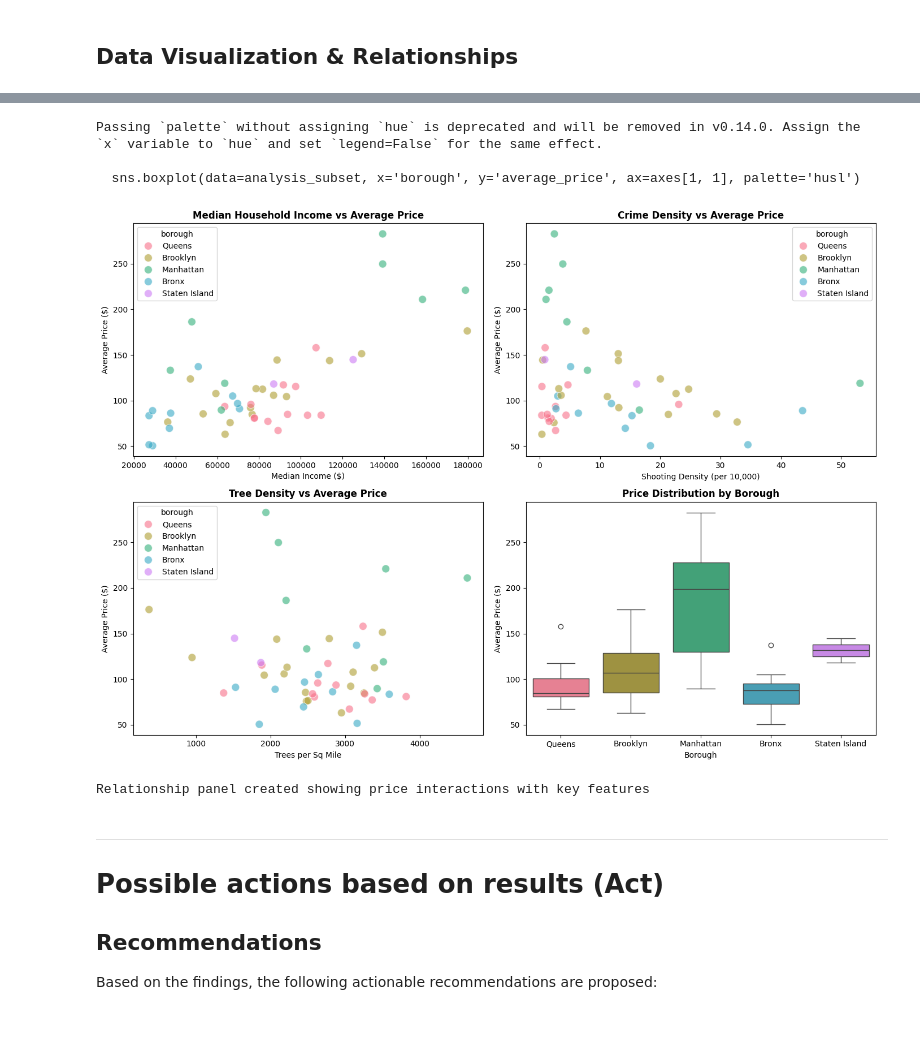
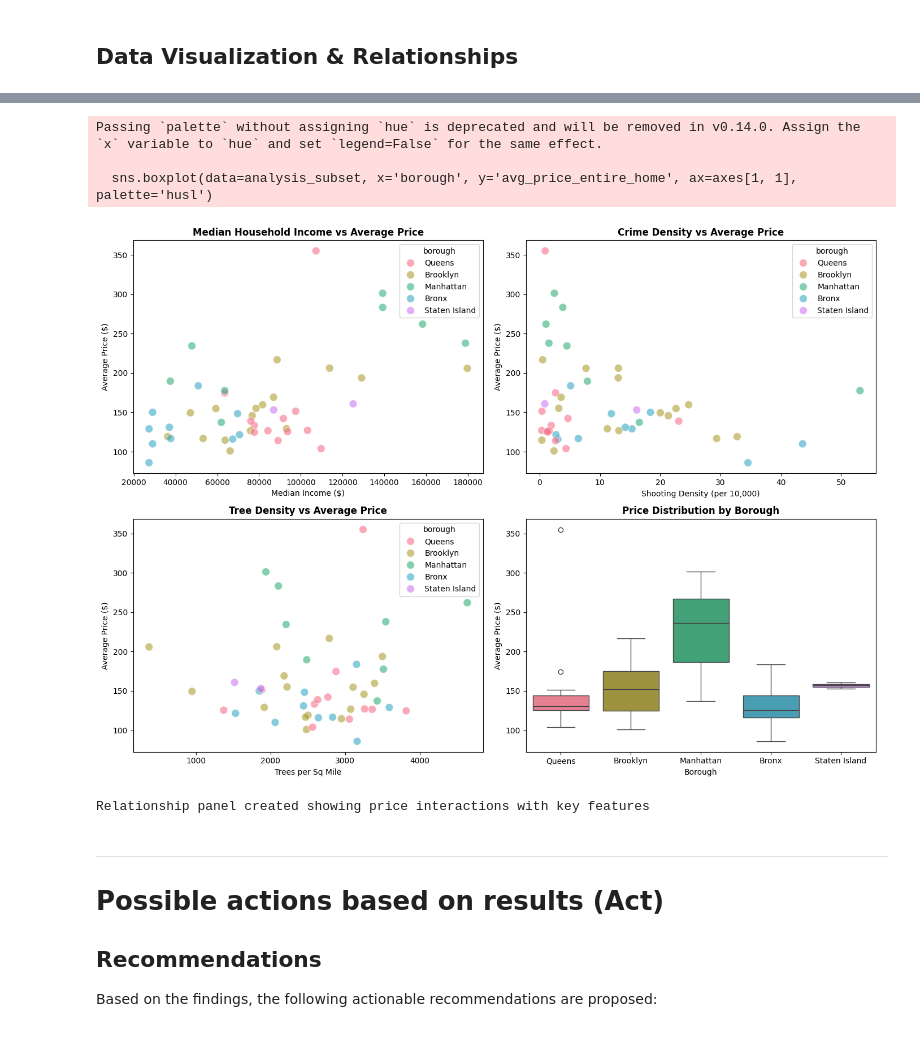
Before and after one commit to nigelyeap/airbnb_nyc, a Jupyter notebook: SC3021 cleaned_ys.ipynb, the cells around one changed output, grey strips where cells are left out. Drawn from its saved outputs; the diff is of its cells as text; code cells hidden in the pictures.

```diff
--- a/SC3021 cleaned_ys.ipynb
+++ b/SC3021 cleaned_ys.ipynb
@@ -1958,7 +1827,7 @@ Before deeper comparisons, we profile the merged neighbourhood-level analysis ta
 # %%
 analysis_cols = [
     'neighbourhood',
-    'average_price',
+    'avg_price_entire_home',
     'shootings_per_10000_2015_2019',
     'mean_arrests_per_1000_2015_2019',
     'trees_per_sq_mile',
@@ -2231,13 +2099,11 @@ Average prices:          borough        mean         std  count
 # %%
 # Relationship panel: Key features vs price (by borough)
-import seaborn as sns
-import matplotlib.pyplot as plt
 
 # Use borough_analysis which has the borough column
 analysis_subset = borough_analysis[[
     'neighbourhood',
     'borough',
-    'average_price',
+    'avg_price_entire_home',
     'median_income_2019',
     'shootings_per_10000_2015_2019',
     'trees_per_sq_mile'
@@ -2247,41 +2113,41 @@ analysis_subset = borough_analysis[[
 fig, axes = plt.subplots(2, 2, figsize=(14, 10))
 
 # Income vs Price
-sns.scatterplot(data=analysis_subset, x='median_income_2019', y='average_price',
+sns.scatterplot(data=analysis_subset, x='median_income_2019', y='avg_price_entire_home',
                 hue='borough', ax=axes[0, 0], s=100, alpha=0.6, palette='husl')
 axes[0, 0].set_title('Median Household Income vs Average Price', fontweight='bold')
 axes[0, 0].set_xlabel('Median Income ($)')
 axes[0, 0].set_ylabel('Average Price ($)')
 
 # Crime vs Price
-sns.scatterplot(data=analysis_subset, x='shootings_per_10000_2015_2019', y='average_price',
+sns.scatterplot(data=analysis_subset, x='shootings_per_10000_2015_2019', y='avg_price_entire_home',
                 hue='borough', ax=axes[0, 1], s=100, alpha=0.6, palette='husl')
 axes[0, 1].set_title('Crime Density vs Average Price', fontweight='bold')
 axes[0, 1].set_xlabel('Shooting Density (per 10,000)')
 axes[0, 1].set_ylabel('Average Price ($)')
 
 # Trees vs Price
-sns.scatterplot(data=analysis_subset, x='trees_per_sq_mile', y='average_price',
+sns.scatterplot(data=analysis_subset, x='trees_per_sq_mile', y='avg_price_entire_home',
                 hue='borough', ax=axes[1, 0], s=100, alpha=0.6, palette='husl')
 axes[1, 0].set_title('Tree Density vs Average Price', fontweight='bold')
 axes[1, 0].set_xlabel('Trees per Sq Mile')
 axes[1, 0].set_ylabel('Average Price ($)')
 
 # Price distribution by borough
-sns.boxplot(data=analysis_subset, x='borough', y='average_price', ax=axes[1, 1], palette='husl')
+sns.boxplot(data=analysis_subset, x='borough', y='avg_price_entire_home', ax=axes[1, 1], palette='husl')
 axes[1, 1].set_title('Price Distribution by Borough', fontweight='bold')
 axes[1, 1].set_xlabel('Borough')
 axes[1, 1].set_ylabel('Average Price ($)')
 
 plt.tight_layout()
 plt.show()
 
 print('Relationship panel created showing price interactions with key features')
 # %% [output]
 Passing `palette` without assigning `hue` is deprecated and will be removed in v0.14.0. Assign the `x` variable to `hue` and set `legend=False` for the same effect.
 
-  sns.boxplot(data=analysis_subset, x='borough', y='average_price', ax=axes[1, 1], palette='husl')
+  sns.boxplot(data=analysis_subset, x='borough', y='avg_price_entire_home', ax=axes[1, 1], palette='husl')
-[figure, old version]
+[figure, new version]
 Relationship panel created showing price interactions with key features
 # %% [markdown]
 ---
```
Also changed, not shown: parts of 61 cells of this notebook, 2 other files.
